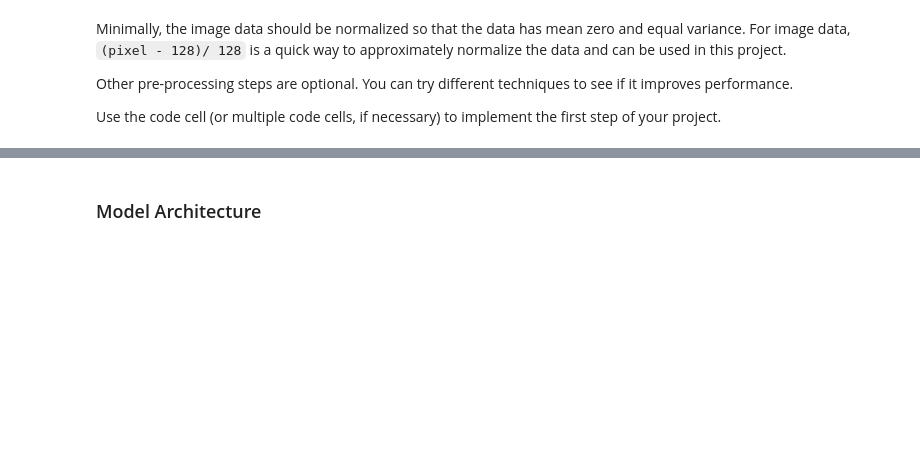
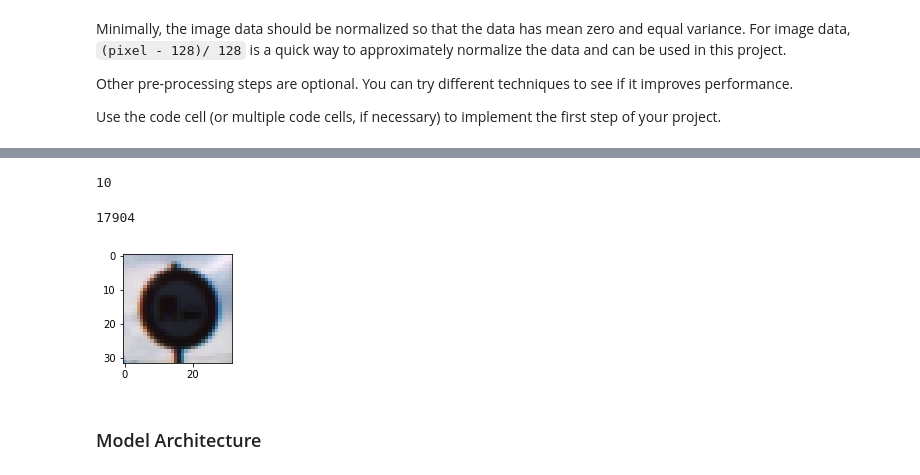
Before and after one commit to chriskcheung/carnd_p2_traffic_sign_classifier, a Jupyter notebook: Traffic_Sign_Classifier.ipynb, the cells around one changed output, grey strips where cells are left out. Drawn from its saved outputs; the diff is of its cells as text; code cells hidden in the pictures; blank space fills up the shorter version.

```diff
--- a/Traffic_Sign_Classifier.ipynb
+++ b/Traffic_Sign_Classifier.ipynb
@@ -153,0 +184,6 @@ X_train = X_train/256
+# %%
+printSignAndClass(X_train, 17904)
+# %% [output]
+10
+17904
+[figure, added]
```
Also changed, not shown: parts of 15 cells of this notebook, 51 other files.
